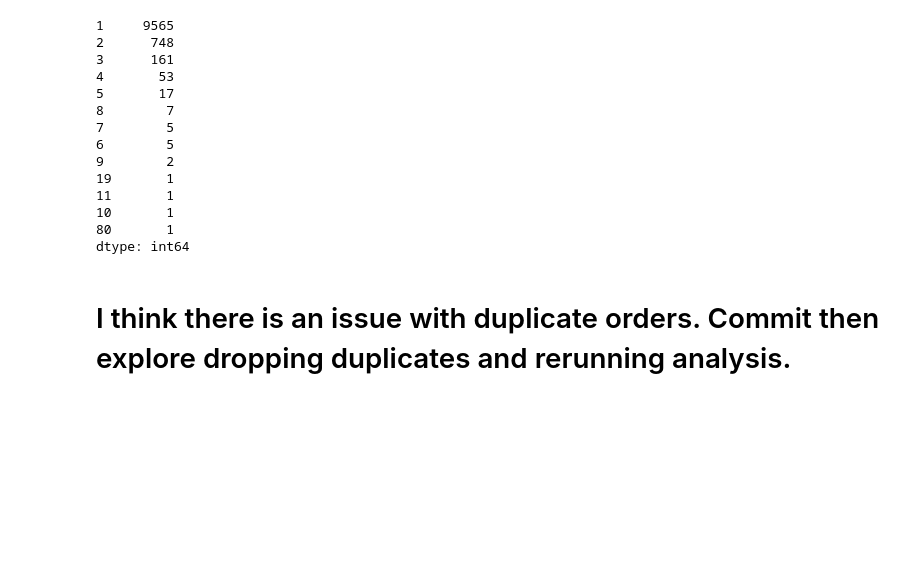
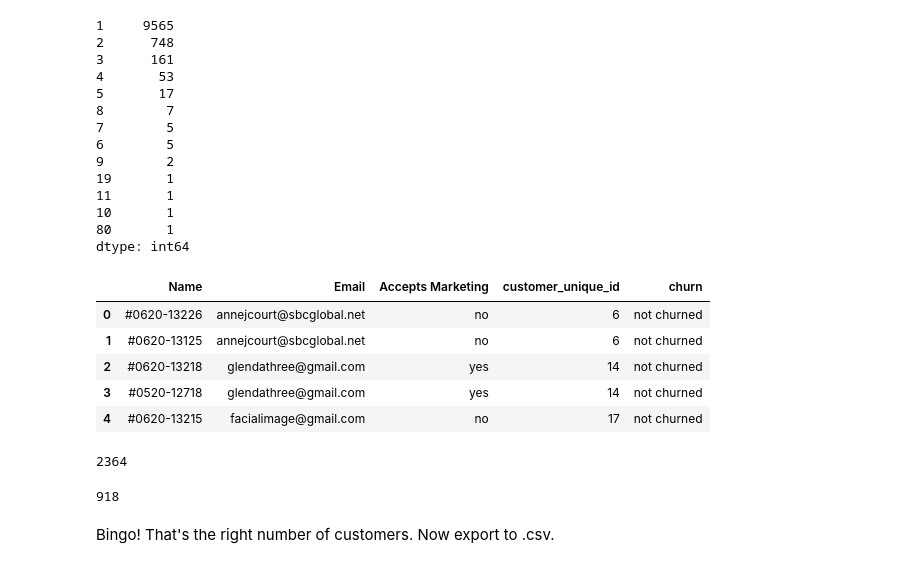
Before and after one commit to dc-larson/Insight_Data_Project, a Jupyter notebook: Online_transac2.ipynb, the cells around one changed output. Drawn from its saved outputs; the diff is of its cells as text; code cells hidden in the pictures; blank space fills up the shorter version.

```diff
--- a/Online_transac2.ipynb
+++ b/Online_transac2.ipynb
@@ -512,3 +512,5 @@ len(mrkt_df)
 #### Merge `mrkt_df` and `orders_master`
 
 Merge these two and pair down the relevant data. Then export as a .csv
+# %%
+orders_master.drop_duplicates('Name',keep='first',inplace=True)
@@ -549,5 +565,18 @@ orders_master.groupby('customer_unique_id').size().value_counts()
 10       1
 80       1
 dtype: int64
-# %% [markdown]
-# I think there is an issue with duplicate orders. Commit then explore dropping duplicates and rerunning analysis.
+# %%
+market_emaillist_final = market_emailist[['Name','Email','Accepts Marketing','customer_unique_id','churn']]
+# %%
+market_emaillist_final.head()
+# %% [output]
+|  | Name | Email | Accepts Marketing | customer_unique_id | churn |
+| 0 | #0620-13226 | annejcourt@sbcglobal.net | no | 6 | not churned |
+| 1 | #0620-13125 | annejcourt@sbcglobal.net | no | 6 | not churned |
+| 2 | #0620-13218 | glendathree@gmail.com | yes | 14 | not churned |
+| 3 | #0520-12718 | glendathree@gmail.com | yes | 14 | not churned |
+| 4 | #0620-13215 | facialimage@gmail.com | no | 17 | not churned |
+# %%
+len(market_emaillist_final)
+# %% [output]
+2364
@@ -553,0 +585,6 @@ dtype: int64
+# %%
+len(market_emaillist_final)
+# %% [output]
+918
+# %% [markdown]
+Bingo! That's the right number of customers. Now export to .csv.
```
Also changed, not shown: parts of 4 cells of this notebook, 6 other files.
